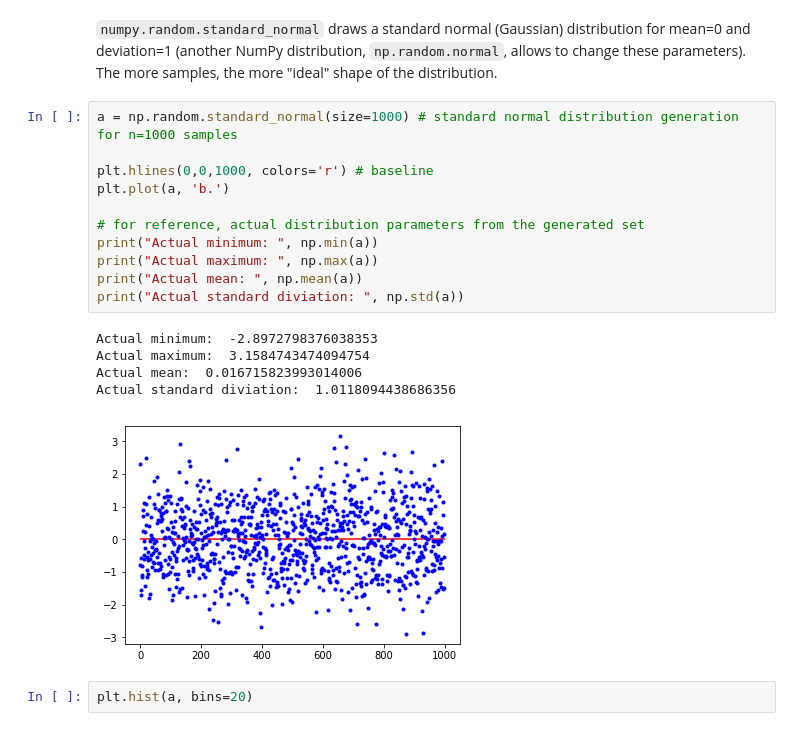
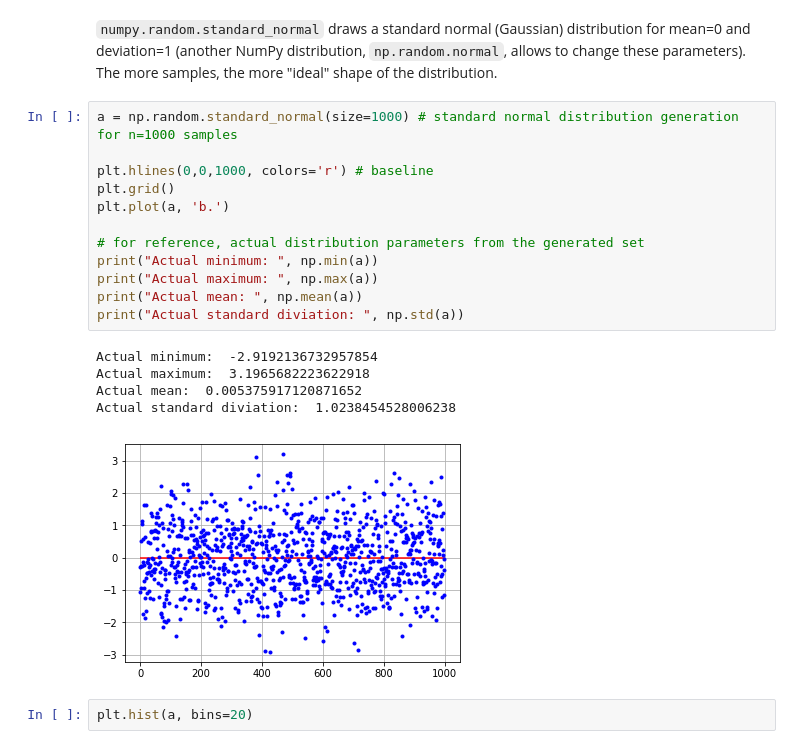
Before and after one commit to andkoc001/fun-with-numpy-random, a Jupyter notebook: exploring-random-numpy.ipynb, the cells around one changed output. Cells and saved outputs as stored; diff of their text form.

```diff
--- a/exploring-random-numpy.ipynb
+++ b/exploring-random-numpy.ipynb
@@ -222,20 +232,21 @@ plt.show # this command will hide away numeral values of the output - for clarit
 # %%
 a = np.random.standard_normal(size=1000) # standard normal distribution generation for n=1000 samples
 
 plt.hlines(0,0,1000, colors='r') # baseline
+plt.grid()
 plt.plot(a, 'b.')
 
 # for reference, actual distribution parameters from the generated set
 print("Actual minimum: ", np.min(a))
 print("Actual maximum: ", np.max(a))
 print("Actual mean: ", np.mean(a))
 print("Actual standard diviation: ", np.std(a))
 # %% [output]
-Actual minimum:  -2.8972798376038353
-Actual maximum:  3.1584743474094754
-Actual mean:  0.016715823993014006
-Actual standard diviation:  1.0118094438686356
+Actual minimum:  -2.9192136732957854
+Actual maximum:  3.1965682223622918
+Actual mean:  0.005375917120871652
+Actual standard diviation:  1.0238454528006238
-[figure, old version]
+[figure, new version]
 # %%
 plt.hist(a, bins=20)
 # %% [output]
```
Also changed, not shown: parts of 19 cells of this notebook.
